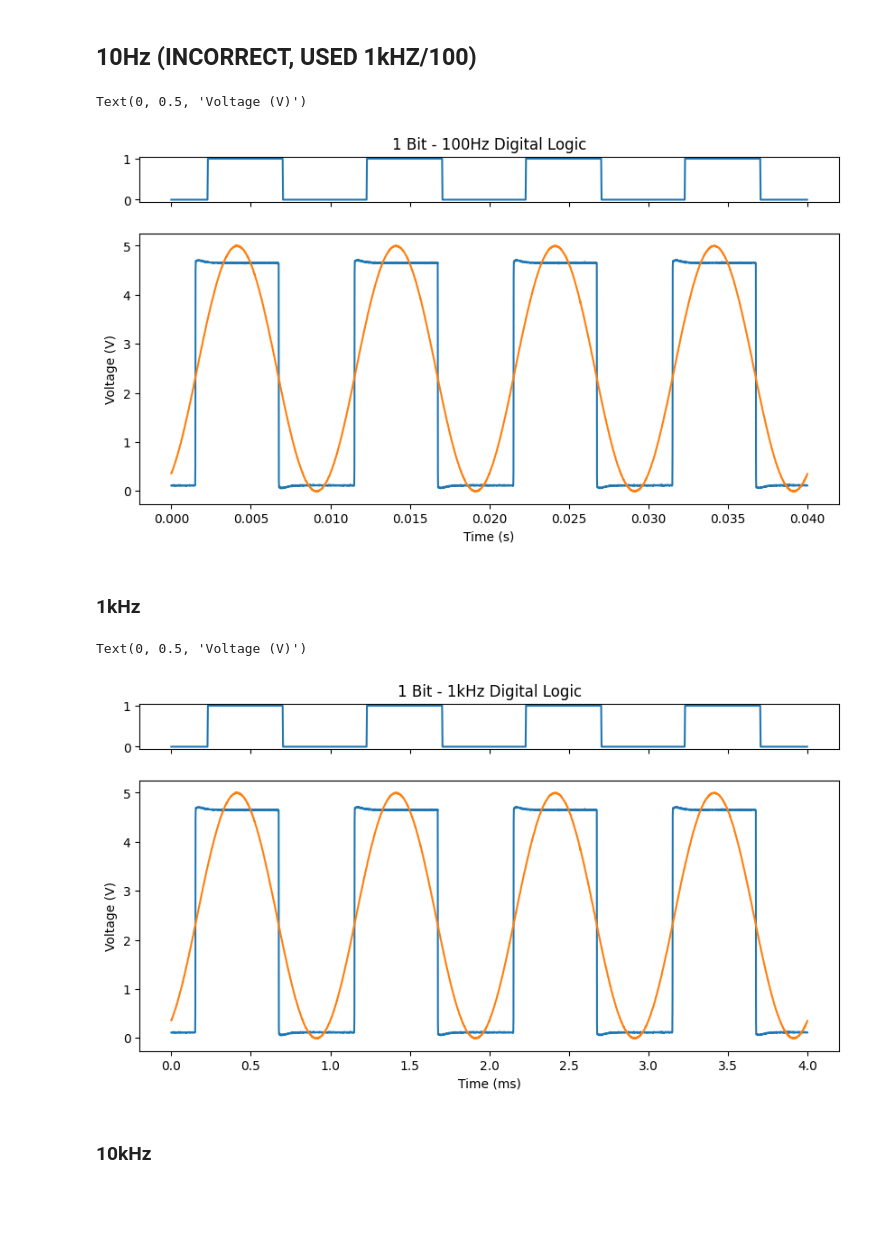
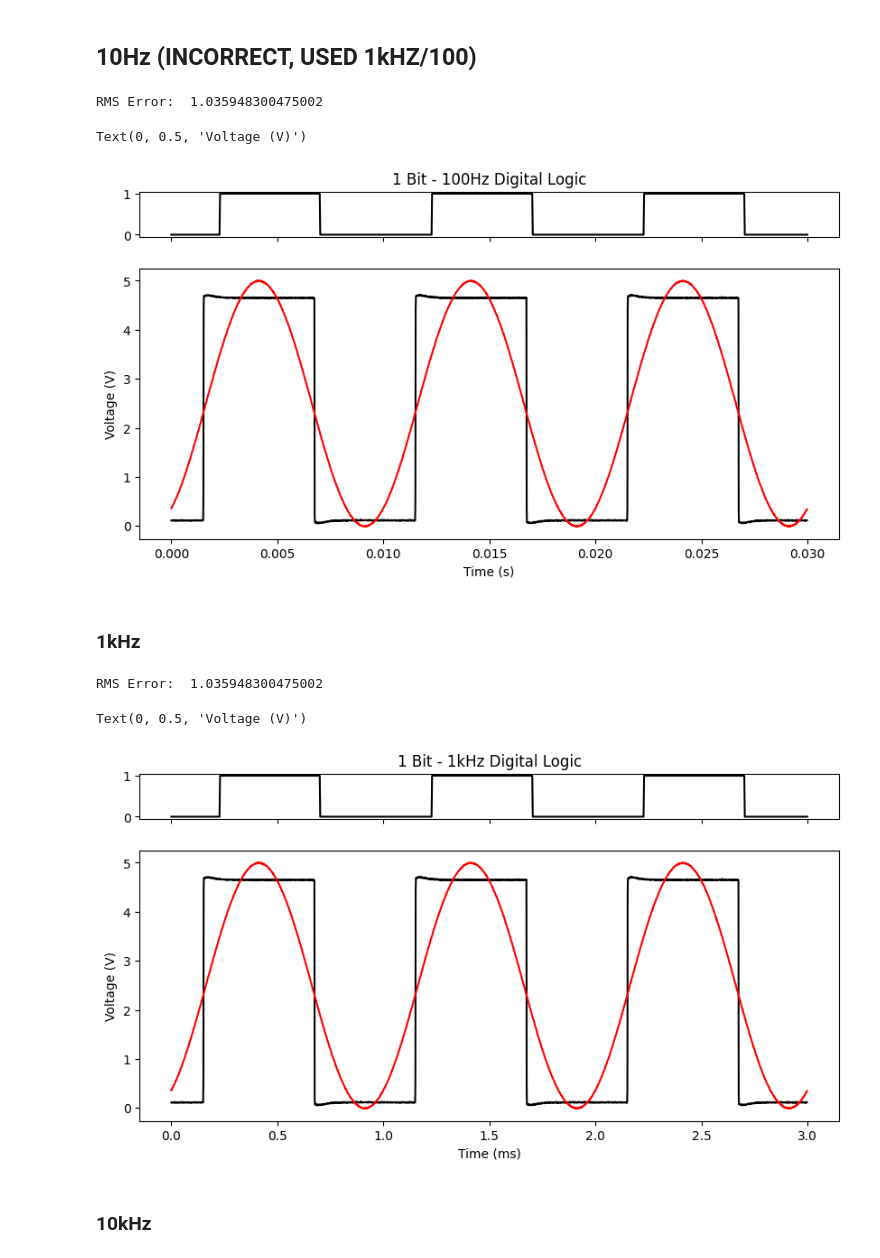
Before and after one commit to DanNguyenN/CE3202-Fundamentals, a Jupyter notebook: Lab8/inlab.ipynb, the cells around one changed output. Cells and saved outputs as stored; diff of their text form; code cells hidden in the pictures; blank space fills up the shorter version.

```diff
--- a/Lab8/inlab.ipynb
+++ b/Lab8/inlab.ipynb
@@ -38,32 +45,37 @@ Text(0, 0.5, 'Voltage (V)')
 # %%
 digitalLogic = pd.read_csv('.\inlab\\1bit\\1bit_1kHz_DigitalLogic.csv', skiprows=7, encoding='utf-8')
 digitalLogic.columns = ['time', 'dio1', 'dio2', 'dio3']
 inputOutput = pd.read_csv('.\inlab\\1bit\\1bit_1kHz_InputOutput.csv', skiprows=23, encoding='utf-8')
 inputOutput.columns = ['time', 'input', 'output']
 
 #Set the first time point to zero for both data sets
 digitalLogic['time'] = digitalLogic['time'] - digitalLogic['time'][0]
 inputOutput['time'] = inputOutput['time'] - inputOutput['time'][0]
 
 #Flip the sign and add 1 to dio1 to align with the input and output
 digitalLogic['dio1'] = digitalLogic['dio1']* -1 + 1
 
 #Constraint the time to 2 periods
-digitalLogic = digitalLogic[digitalLogic['time'] < 4/1000]
-inputOutput = inputOutput[inputOutput['time'] < 4/1000]
+digitalLogic = digitalLogic[digitalLogic['time'] < 3/1000]
+inputOutput = inputOutput[inputOutput['time'] < 3/1000]
+
+#Compute the root mean square error
+rms = np.sqrt(np.mean((inputOutput['input'] - inputOutput['output'])**2))
+print('RMS Error: ', rms)
 
 #Create 2 subplots, small on top and large on bottom
-fig, (ax1, ax2) = plt.subplots(2, 1, figsize=(10, 5), gridspec_kw={'height_ratios': [.5, 3]} , sharex=True)
-ax1.plot(digitalLogic['time'] * 10, digitalLogic['dio1'], label='dio1')
+fig2, (ax1, ax2) = plt.subplots(2, 1, figsize=(10, 5), gridspec_kw={'height_ratios': [.5, 3]} , sharex=True)
+ax1.plot(digitalLogic['time'] * 10, digitalLogic['dio1'], label='dio1', color='black')
 ax1.set_title('1 Bit - 100Hz Digital Logic')
 
-ax2.plot(inputOutput['time'] * 10, inputOutput['input'], label='input')
-ax2.plot(inputOutput['time'] * 10, inputOutput['output'], label='output')
+ax2.plot(inputOutput['time'] * 10, inputOutput['input'], label='input', color='black')
+ax2.plot(inputOutput['time'] * 10, inputOutput['output'], label='output', color='red')
 ax2.set_xlabel('Time (s)')
 ax2.set_ylabel('Voltage (V)')
 # %% [output]
-Text(0, 0.5, 'Voltage (V)')
+RMS Error:  1.035948300475002
+Text(0, 0.5, 'Voltage (V)')
-[figure, old version]
+[figure, new version]
 # %% [markdown]
 ### 1kHz
 # %%
@@ -80,21 +92,26 @@ inputOutput['time'] = inputOutput['time'] - inputOutput['time'][0]
 digitalLogic['dio1'] = digitalLogic['dio1']* -1 + 1
 
 #Constraint the time to 2 periods
-digitalLogic = digitalLogic[digitalLogic['time'] < 4/1000]
-inputOutput = inputOutput[inputOutput['time'] < 4/1000]
+digitalLogic = digitalLogic[digitalLogic['time'] < 3/1000]
+inputOutput = inputOutput[inputOutput['time'] < 3/1000]
+
+#Compute the root mean square error
+rms = np.sqrt(np.mean((inputOutput['input'] - inputOutput['output'])**2))
+print('RMS Error: ', rms)
 
 #Create 2 subplots, small on top and large on bottom
-fig, (ax1, ax2) = plt.subplots(2, 1, figsize=(10, 5), gridspec_kw={'height_ratios': [.5, 3]} , sharex=True)
-ax1.plot(digitalLogic['time'] * 1000, digitalLogic['dio1'], label='dio1')
+fig3, (ax1, ax2) = plt.subplots(2, 1, figsize=(10, 5), gridspec_kw={'height_ratios': [.5, 3]} , sharex=True)
+ax1.plot(digitalLogic['time'] * 1000, digitalLogic['dio1'], label='dio1', color='black')
 ax1.set_title('1 Bit - 1kHz Digital Logic')
 
-ax2.plot(inputOutput['time'] * 1000, inputOutput['input'], label='input')
-ax2.plot(inputOutput['time'] * 1000, inputOutput['output'], label='output')
+ax2.plot(inputOutput['time'] * 1000, inputOutput['input'], label='input', color='black')
+ax2.plot(inputOutput['time'] * 1000, inputOutput['output'], label='output', color='red')
 ax2.set_xlabel('Time (ms)')
 ax2.set_ylabel('Voltage (V)')
 # %% [output]
-Text(0, 0.5, 'Voltage (V)')
+RMS Error:  1.035948300475002
+Text(0, 0.5, 'Voltage (V)')
-[figure, old version]
+[figure, new version]
 # %% [markdown]
 ### 10kHz
 # %%
```
Also changed, not shown: parts of 8 cells of this notebook, 1 other file.
